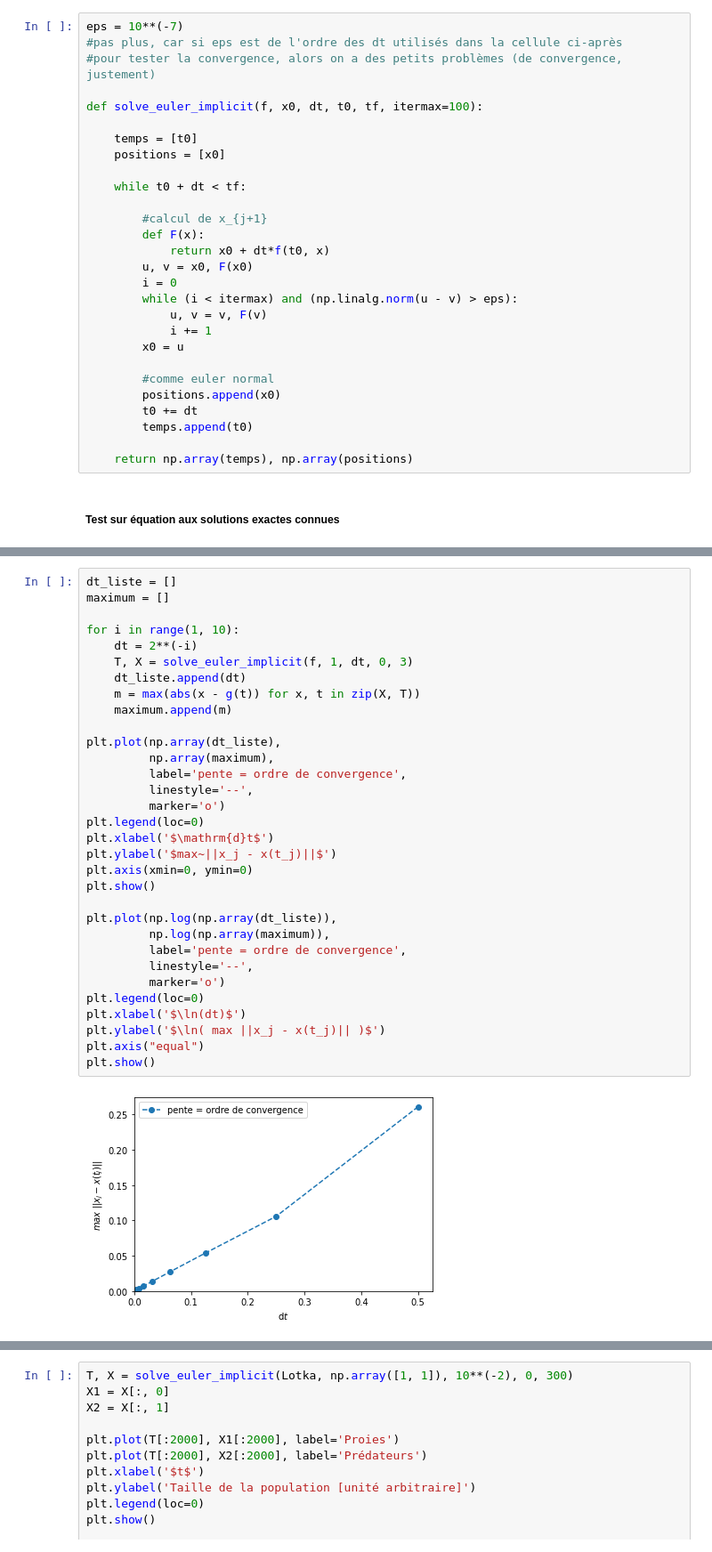
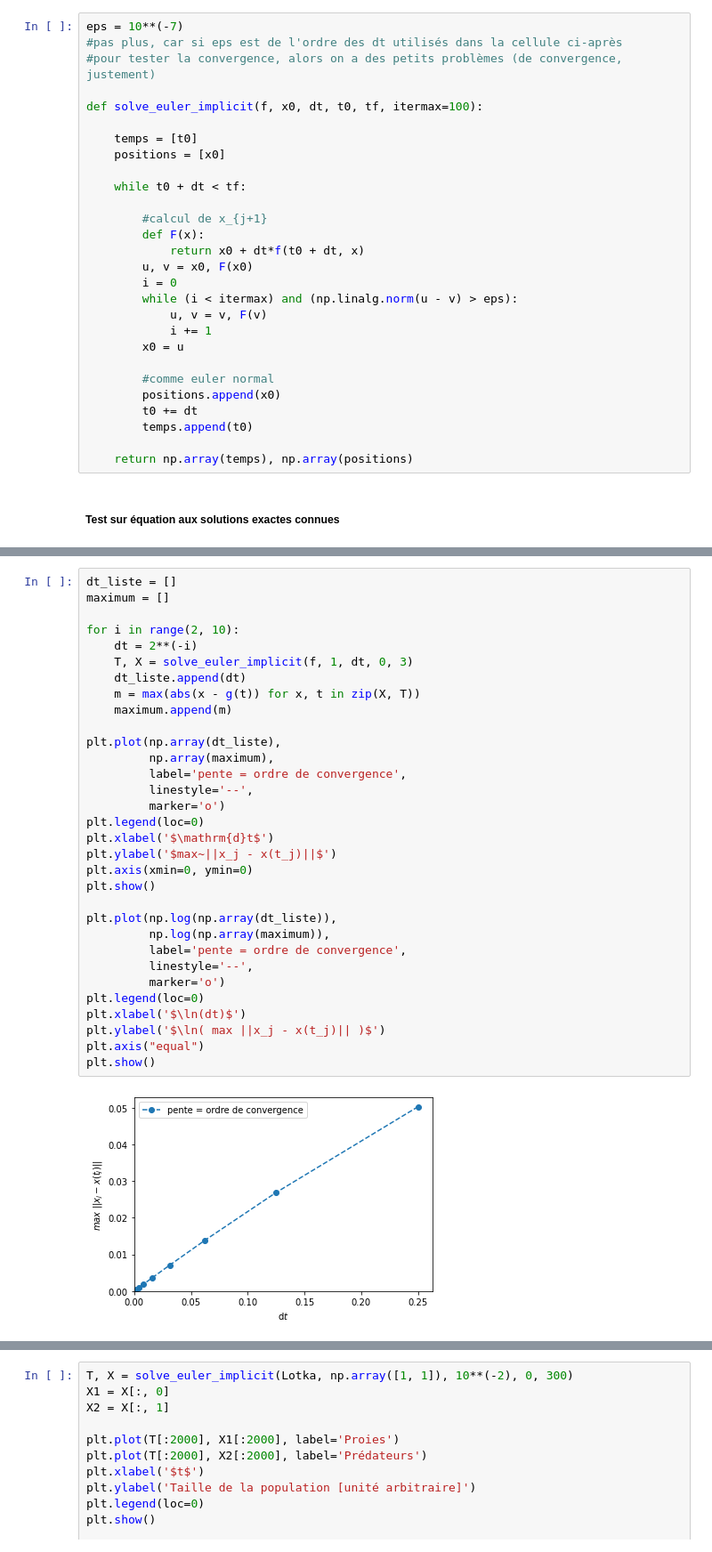
Before and after one commit to colombe-nothhelfer/ProjetNumerique2, a Jupyter notebook: Untitled.ipynb, the cells around one changed output, grey strips where cells are left out. Shown at 89% size. Saved outputs shown, nothing was run; the diff lists cells and outputs as text.

```diff
--- a/Untitled.ipynb
+++ b/Untitled.ipynb
@@ -270,7 +270,7 @@ def solve_euler_implicit(f, x0, dt, t0, tf, itermax=100):
 
         #calcul de x_{j+1}
         def F(x):
-            return x0 + dt*f(t0, x)
+            return x0 + dt*f(t0 + dt, x)
         u, v = x0, F(x0)
         i = 0
         while (i < itermax) and (np.linalg.norm(u - v) > eps):
@@ -309,33 +309,33 @@ plt.show()
 dt_liste = []
 maximum = []
 
-for i in range(1, 10):
+for i in range(2, 10):
     dt = 2**(-i)
     T, X = solve_euler_implicit(f, 1, dt, 0, 3)
     dt_liste.append(dt)
     m = max(abs(x - g(t)) for x, t in zip(X, T))
     maximum.append(m)
 
 plt.plot(np.array(dt_liste),
          np.array(maximum),
          label='pente = ordre de convergence',
          linestyle='--',
          marker='o')
 plt.legend(loc=0)
 plt.xlabel('$\mathrm{d}t$')
 plt.ylabel('$max~||x_j - x(t_j)||$')
 plt.axis(xmin=0, ymin=0)
 plt.show()
 
 plt.plot(np.log(np.array(dt_liste)),
          np.log(np.array(maximum)),
          label='pente = ordre de convergence',
          linestyle='--',
          marker='o')
 plt.legend(loc=0)
 plt.xlabel('$\ln(dt)$')
 plt.ylabel('$\ln( max ||x_j - x(t_j)|| )$')
 plt.axis("equal")
 plt.show()
 # %% [output]
-[figure, old version]
+[figure, new version]
```
Also changed, not shown: parts of 3 cells of this notebook.
